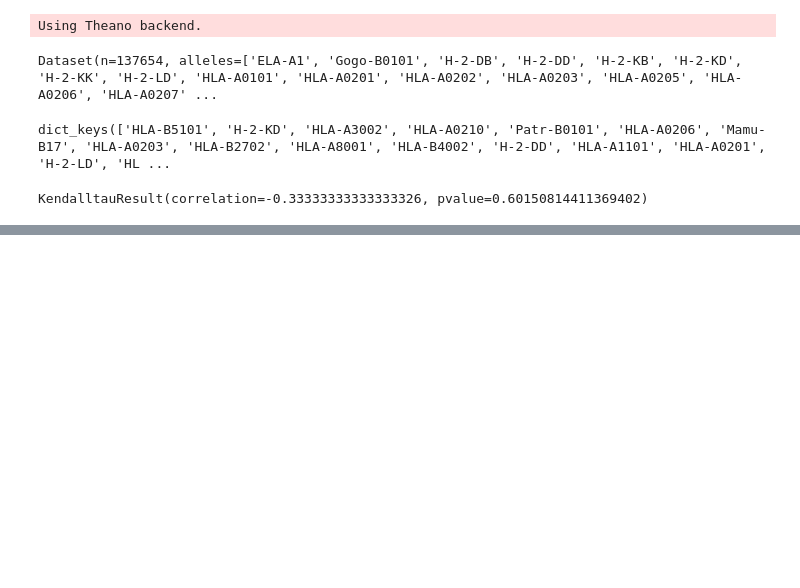
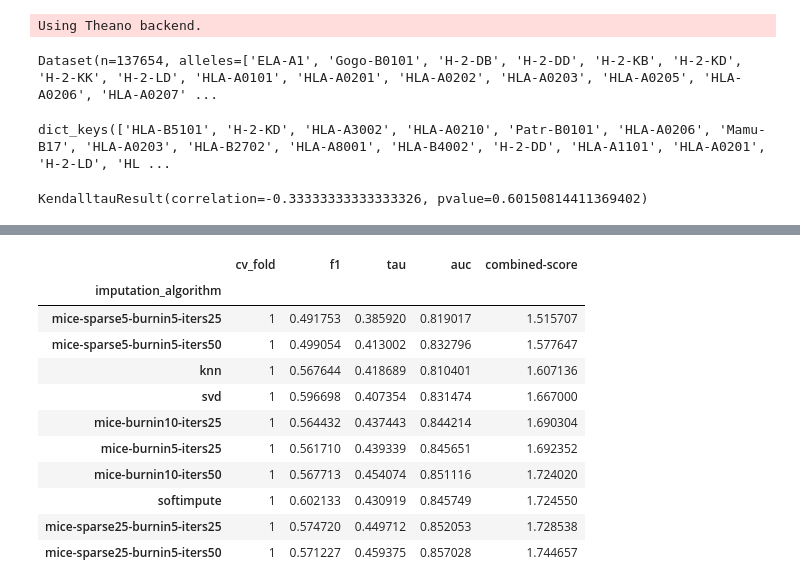
Before and after one commit to hammerlab/mhcflurry-icml-compbio-2016, a Jupyter notebook: notebooks/Compare Predictive Accuracy of Imputation Algorithms.ipynb, the cells around one changed output, grey strips where cells are left out. Saved outputs shown, nothing was run; the diff lists cells and outputs as text; code cells hidden in the pictures; blank space fills up the shorter version.

Commit message:
added results from comparison of imputation algorithms

```diff
--- a/notebooks/Compare Predictive Accuracy of Imputation Algorithms.ipynb
+++ b/notebooks/Compare Predictive Accuracy of Imputation Algorithms.ipynb
@@ -176,0 +167,19 @@ pd.DataFrame(averages)
+# %%
+df = pd.read_csv("Compare-Imputation.csv")
+# %%
+df["combined-score"] = df["f1"] + df["tau"] + 2 * (df["auc"] - 0.5)
+# %%
+df.groupby("imputation_algorithm").mean().sort_values(by="combined-score")
+# %% [output]
+|  | cv_fold | f1 | tau | auc | combined-score |
+| imputation_algorithm |  |  |  |  |  |
+| mice-sparse5-burnin5-iters25 | 1 | 0.491753 | 0.385920 | 0.819017 | 1.515707 |
+| mice-sparse5-burnin5-iters50 | 1 | 0.499054 | 0.413002 | 0.832796 | 1.577647 |
+| knn | 1 | 0.567644 | 0.418689 | 0.810401 | 1.607136 |
+| svd | 1 | 0.596698 | 0.407354 | 0.831474 | 1.667000 |
+| mice-burnin10-iters25 | 1 | 0.564432 | 0.437443 | 0.844214 | 1.690304 |
+| mice-burnin5-iters25 | 1 | 0.561710 | 0.439339 | 0.845651 | 1.692352 |
+| mice-burnin10-iters50 | 1 | 0.567713 | 0.454074 | 0.851116 | 1.724020 |
+| softimpute | 1 | 0.602133 | 0.430919 | 0.845749 | 1.724550 |
+| mice-sparse25-burnin5-iters25 | 1 | 0.574720 | 0.449712 | 0.852053 | 1.728538 |
+| mice-sparse25-burnin5-iters50 | 1 | 0.571227 | 0.459375 | 0.857028 | 1.744657 |
```
Also changed, not shown: parts of 3 cells of this notebook, 1 other file.
